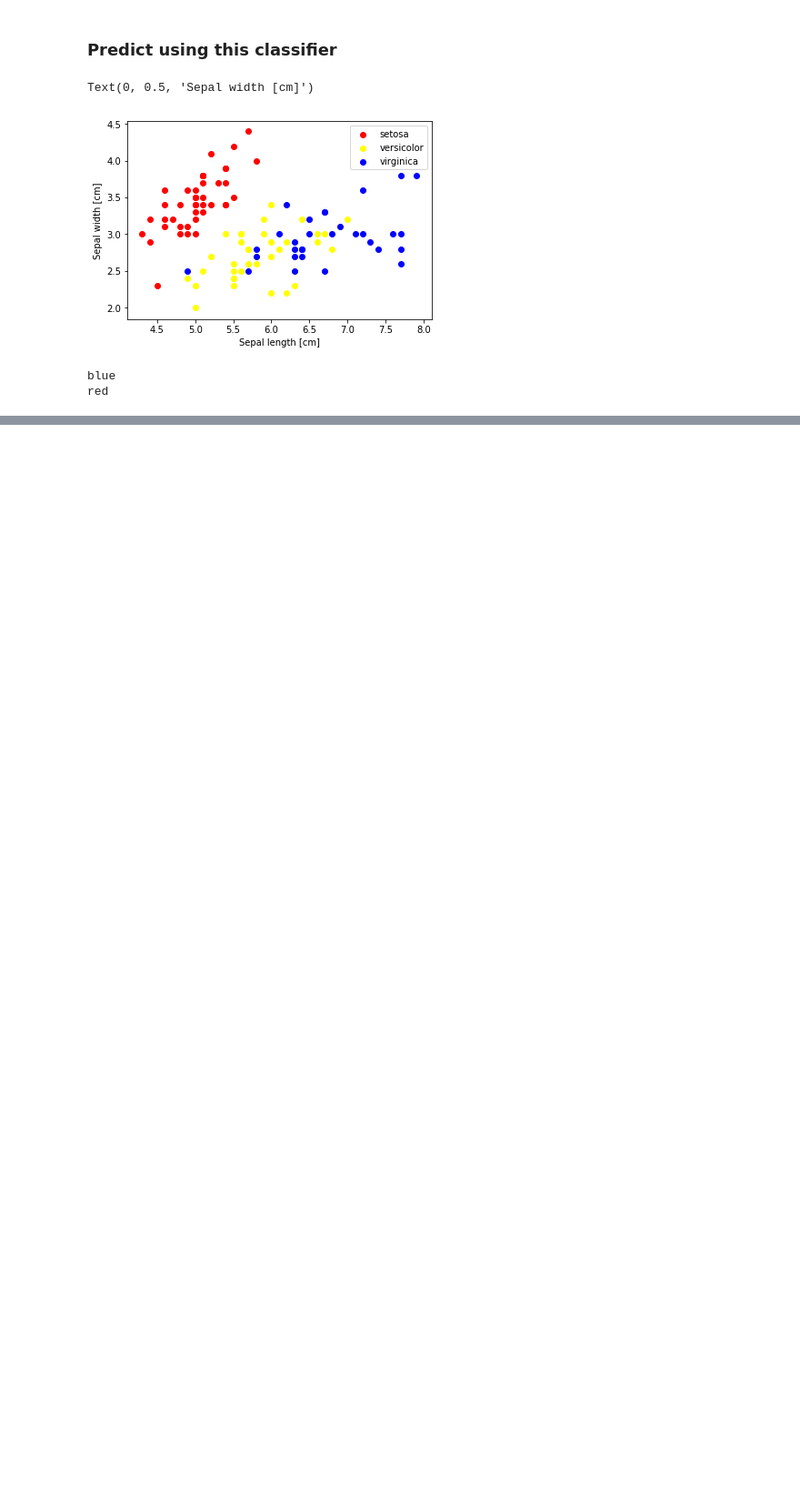
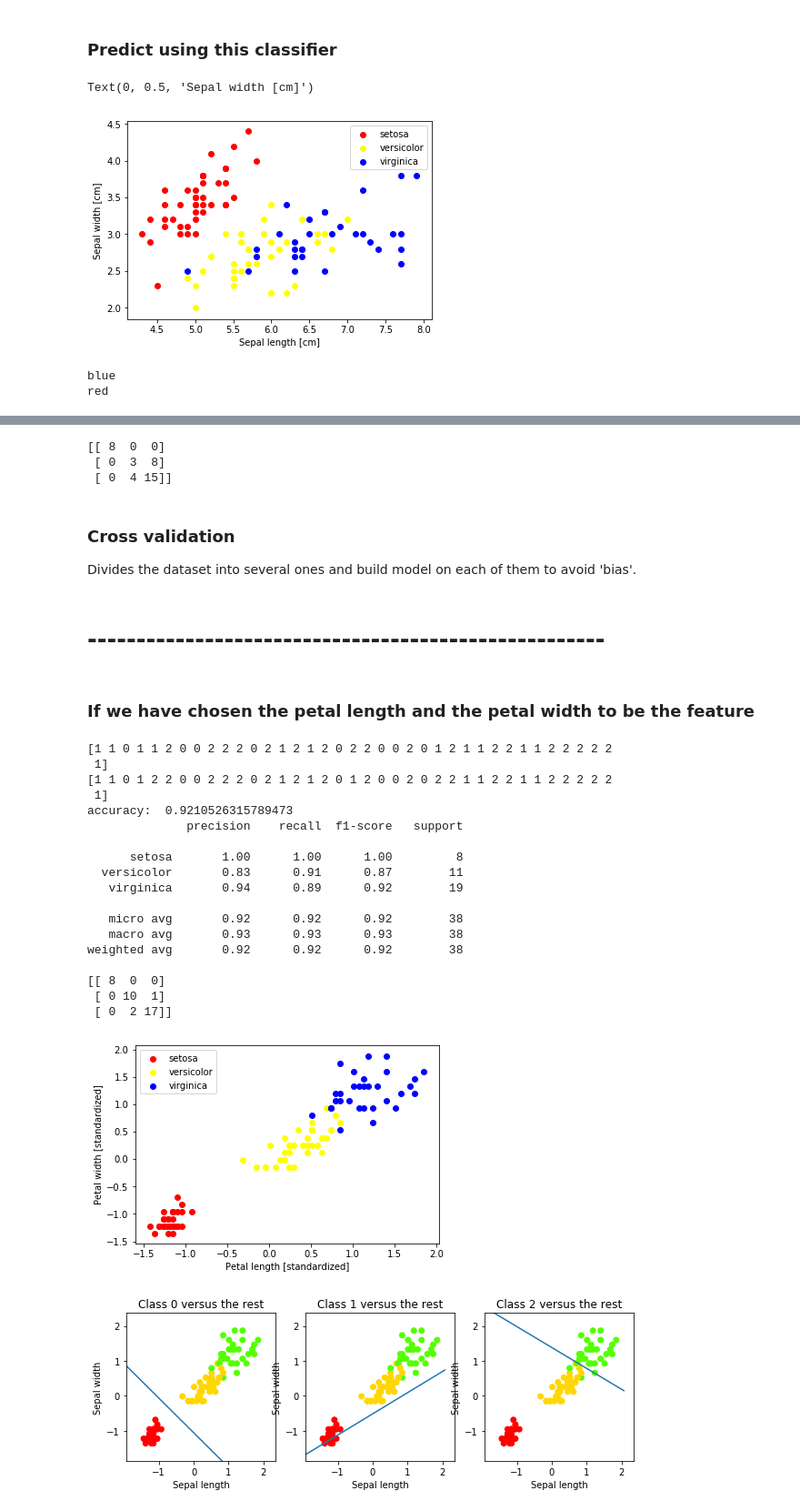
Before and after one commit to ningkko/applied-machine-learning, a Jupyter notebook: implements/MLwSL_Chap1.ipynb, the cells around one changed output, grey strips where cells are left out. Shown: that part at 91% size. Drawn from its saved outputs; the diff is of its cells as text; code cells hidden in the pictures; blank space fills up the shorter version.

```diff
--- a/implements/MLwSL_Chap1.ipynb
+++ b/implements/MLwSL_Chap1.ipynb
@@ -157,0 +223,66 @@ red
+# %%
+confusion_metrics = metrics.confusion_matrix(y_test,y_test_prediction)
+print(confusion_metrics)
+# %% [output]
+[[ 8  0  0]
+ [ 0  3  8]
+ [ 0  4 15]]
+# %% [markdown]
+### Cross validation
+Divides the dataset into several ones and build model on each of them to avoid 'bias'.
+# %%
+from sklearn.model_selection import cross_val_score, KFold
+from sklearn.pipeline import Pipeline
+from sklearn.preprocessing import StandardScaler
+
+clf = Pipeline([
+    ('scaler',StandardScaler()),
+    ('linear_model',SGDClassifier())
+])
+# %% [markdown]
+
+
+# -----------------------------------------------------
+# %% [markdown]
+### If we have chosen the petal length and the petal width to be the feature
+# %%
+X_new,y_new=iris.data[:,2:4],iris.target
+X_train_new, X_test_new, y_train_new, y_test_new = train_test_split(X_new, y_new, test_size=0.25, random_state=33)
+
+scaler_new = preprocessing.StandardScaler().fit(X_train_new)
+X_train_standardized_new=scaler_new.transform(X_train_new)
+X_test_standardized_new=scaler_new.transform(X_test_new)
+
+plot_iris_w_two_features(X_train_standardized_new, 'Petal length [standardized]','Petal width [standardized]')
+clf.fit(X_train_standardized_new,y_train_new)
+visualize(X_train_standardized_new)
+
+y_test_prediction_new= clf.predict(X_test_standardized_new)
+print(y_test_prediction_new)
+print(y_test_new)
+print("accuracy: ",metrics.accuracy_score(y_test_new,y_test_prediction_new))
+print(metrics.classification_report(y_test_new,y_test_prediction_new,target_names=iris.target_names))
+
+confusion_metrics = metrics.confusion_matrix(y_test_new,y_test_prediction_new)
+print(confusion_metrics)
+# %% [output]
+[1 1 0 1 1 2 0 0 2 2 2 0 2 1 2 1 2 0 2 2 0 0 2 0 1 2 1 1 2 2 1 1 2 2 2 2 2
+ 1]
+[1 1 0 1 2 2 0 0 2 2 2 0 2 1 2 1 2 0 1 2 0 0 2 0 2 2 1 1 2 2 1 1 2 2 2 2 2
+ 1]
+accuracy:  0.9210526315789473
+              precision    recall  f1-score   support
+
+      setosa       1.00      1.00      1.00         8
+  versicolor       0.83      0.91      0.87        11
+   virginica       0.94      0.89      0.92        19
+
+   micro avg       0.92      0.92      0.92        38
+   macro avg       0.93      0.93      0.93        38
+weighted avg       0.92      0.92      0.92        38
+
+[[ 8  0  0]
+ [ 0 10  1]
+ [ 0  2 17]]
+[figure, added]
+[figure, added]
```
Also changed, not shown: parts of 19 cells of this notebook.
